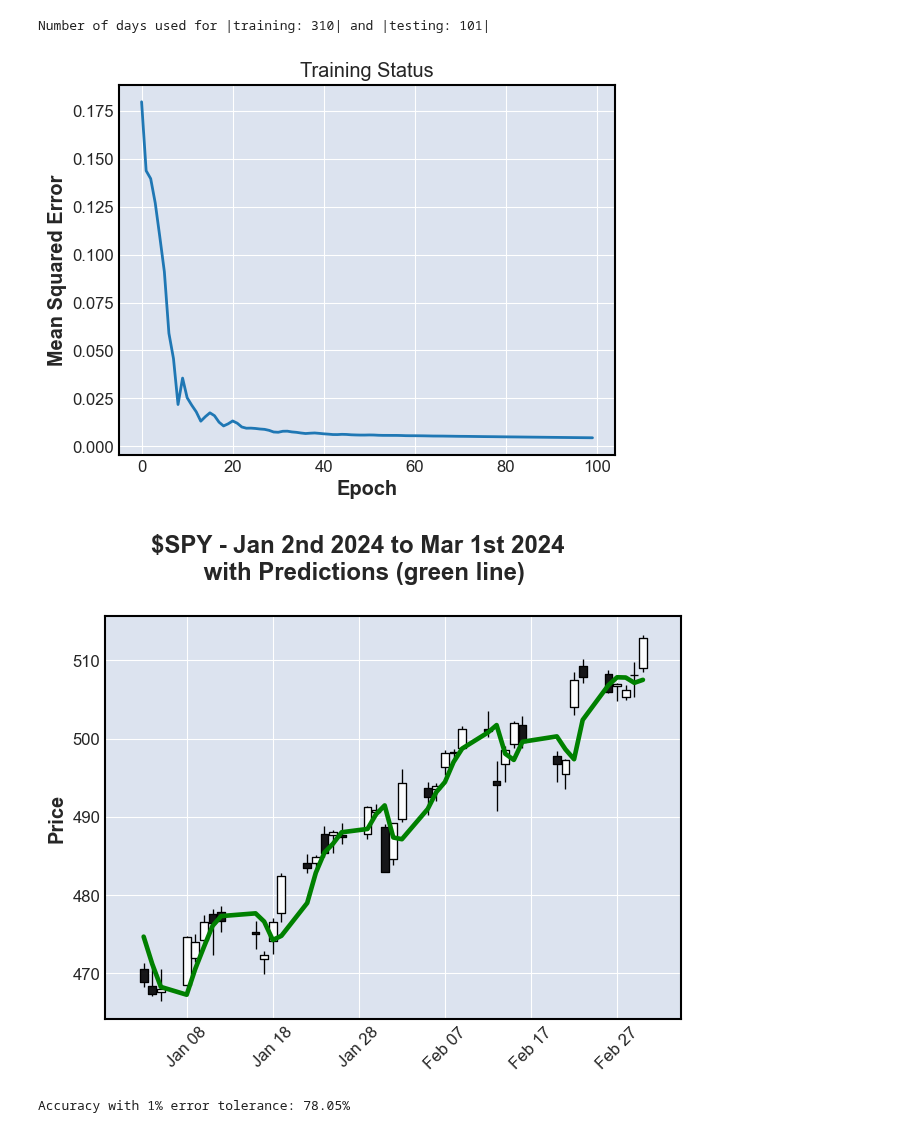
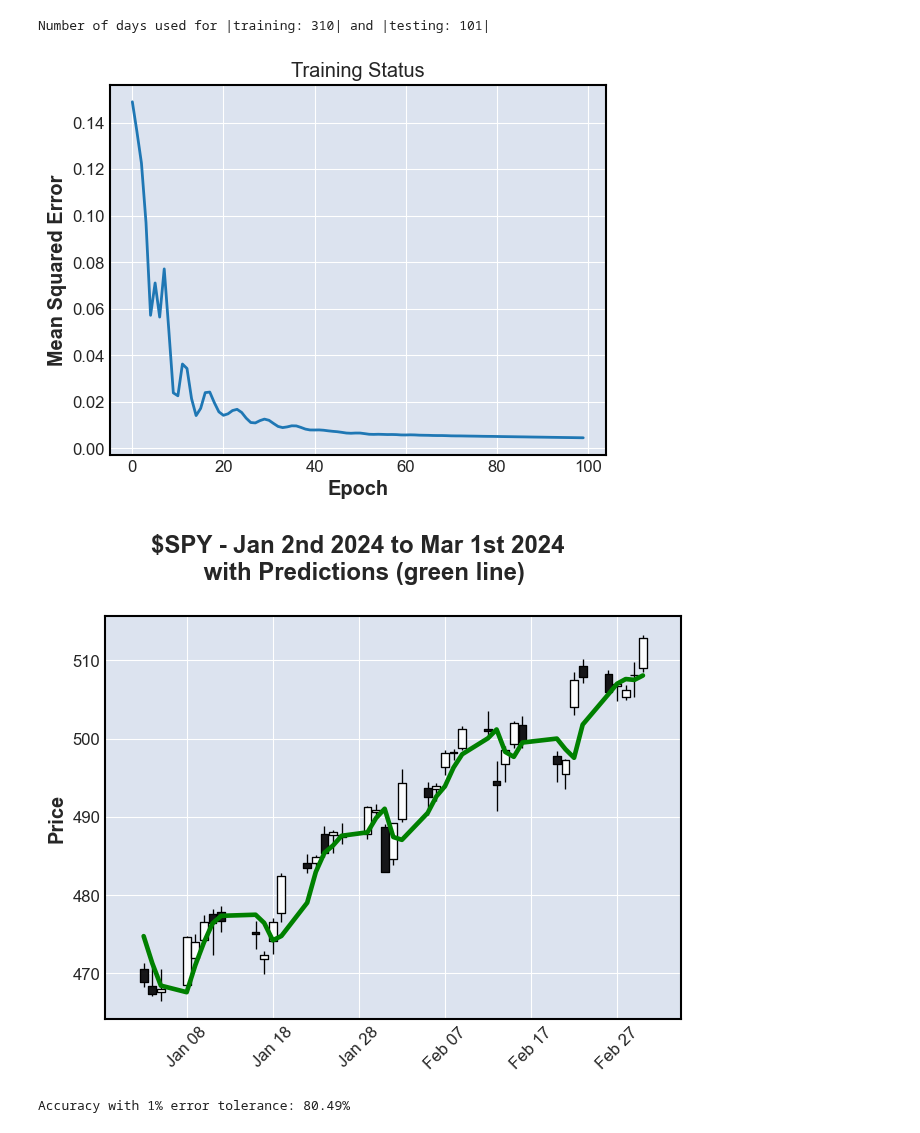
Before and after one commit to AnsorK/SPY-Predictor, a Jupyter notebook: model.ipynb, the cells around one changed output. Drawn from its saved outputs; the diff is of its cells as text; code cells hidden in the pictures.

Commit message:
Managed to get 80.49% accuracy now

```diff
--- a/model.ipynb
+++ b/model.ipynb
@@ -58,24 +58,7 @@ for i in range(41):
     test_in[i] = test[i:i + 60]
     test_out[i] = test[i + 60]
 
-train_in, train_out, test_in, test_out = torch.from_numpy(train_in), torch.from_numpy(train_out), torch.from_numpy(test_in), scaler_test.inverse_transform(test_out)
-
-# train_in, train_out = [], []
-# for i in range(len(train) - 60):
-    # train_in.append(train[i:i + 60])
-    # train_out.append(train[i + 60])
-    # train_out.append([train[i + 60][0]])
-
-# test_in, test_out = [], []
-# for i in range(len(test) - 60):
-    # test_in.append(test[i:i + 60])
-    # test_out.append(test[i + 60])
-    # test_out.append([test[i + 60][0]])
-
-# test_out = scaler_test.inverse_transform(test_out)
-
-# train_in, train_out = torch.from_numpy(np.array(train_in)), torch.from_numpy(np.array(train_out))
-# test_in, test_out = torch.from_numpy(np.array(test_in)), np.array(test_out)
+train_in, train_out, test_in, test_out = torch.tensor(train_in, dtype=torch.float32), torch.tensor(train_out, dtype=torch.float32), torch.tensor(test_in, dtype=torch.float32), scaler_test.inverse_transform(test_out)
 # %%
 '''
     LSTM hyperparameters:
@@ -83,12 +66,9 @@ train_in, train_out, test_in, test_out = torch.from_numpy(train_in), torch.from_
         hidden dimension - 32 memory cells
         number of layers - 2 stacked LSTM models
         output dimension - 1 output - expected price
+
+    100 passes (updates) are done to the model
 '''
-
-input_dim = 1
-hidden_dim = 32
-num_layers = 2
-output_dim = 1
 
 class LSTM(nn.Module):
     def __init__(self, input_dim, hidden_dim, num_layers, output_dim):
@@ -96,39 +76,37 @@ class LSTM(nn.Module):
         self.hidden_dim = hidden_dim
         self.num_layers = num_layers
         self.lstm = nn.LSTM(input_dim, hidden_dim, num_layers, batch_first=True)
         self.fc = nn.Linear(hidden_dim, output_dim)
 
     def forward(self, x):
         h0 = torch.zeros(self.num_layers, x.size(0), self.hidden_dim, requires_grad=True)
         c0 = torch.zeros(self.num_layers, x.size(0), self.hidden_dim, requires_grad=True)
         out, _ = self.lstm(x, (h0.detach(), c0.detach()))
         out = self.fc(out[:, -1, :])
 
         return out
 
-model = LSTM(input_dim, hidden_dim, num_layers, output_dim)
+model = LSTM(input_dim=1, hidden_dim=32, num_layers=2, output_dim=1)
 loss_fn = torch.nn.MSELoss()
 optimizer = torch.optim.Adam(model.parameters(), lr=0.01)
 
-num_epochs = 100
-hist = np.zeros(num_epochs)
-
-for epoch in range(num_epochs):
+hist = np.zeros(100)
+for epoch in range(100):
     train_pred = model(train_in)
     loss = loss_fn(train_pred, train_out)
     hist[epoch] = loss.item()
 
     optimizer.zero_grad()
     loss.backward()
     optimizer.step()
 
 plt.plot(hist, label="Mean Squared Error")
 plt.ylabel("Mean Squared Error")
 plt.xlabel("Epoch")
 plt.title("Training Status")
 plt.show()
 # %% [output]
-[figure, old version]
+[figure, new version]
 # %%
 '''
 Use the LSTM Neural Network to make predictions on new data
@@ -144,5 +122,5 @@ mpf.plot(df_actual, type='candle', show_nontrading=True, title='$SPY - Jan 2nd 2
 
 print(f'Accuracy with 1% error tolerance: {np.sum(np.abs(test_pred - test_out) <= 5) / len(test_out) * 100:.2f}%')
 # %% [output]
-[figure, old version]
+[figure, new version]
-Accuracy with 1% error tolerance: 78.05%
+Accuracy with 1% error tolerance: 80.49%
```
